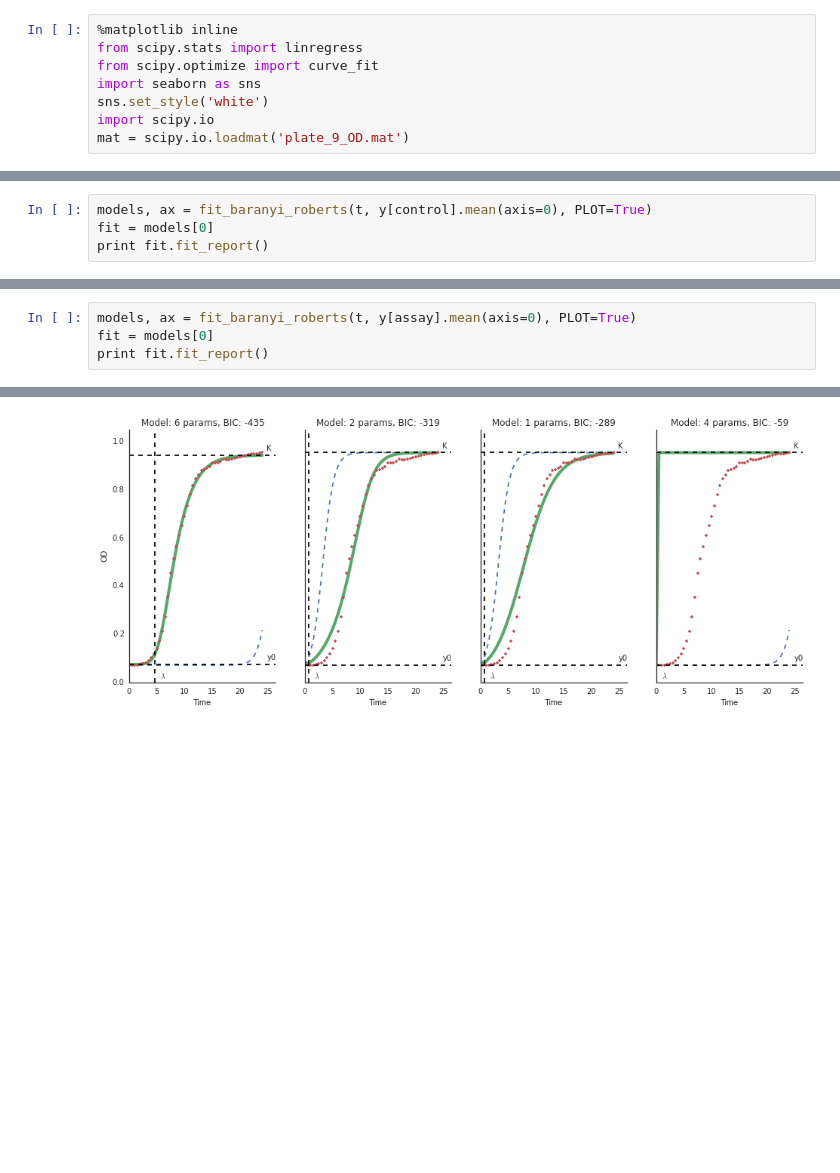
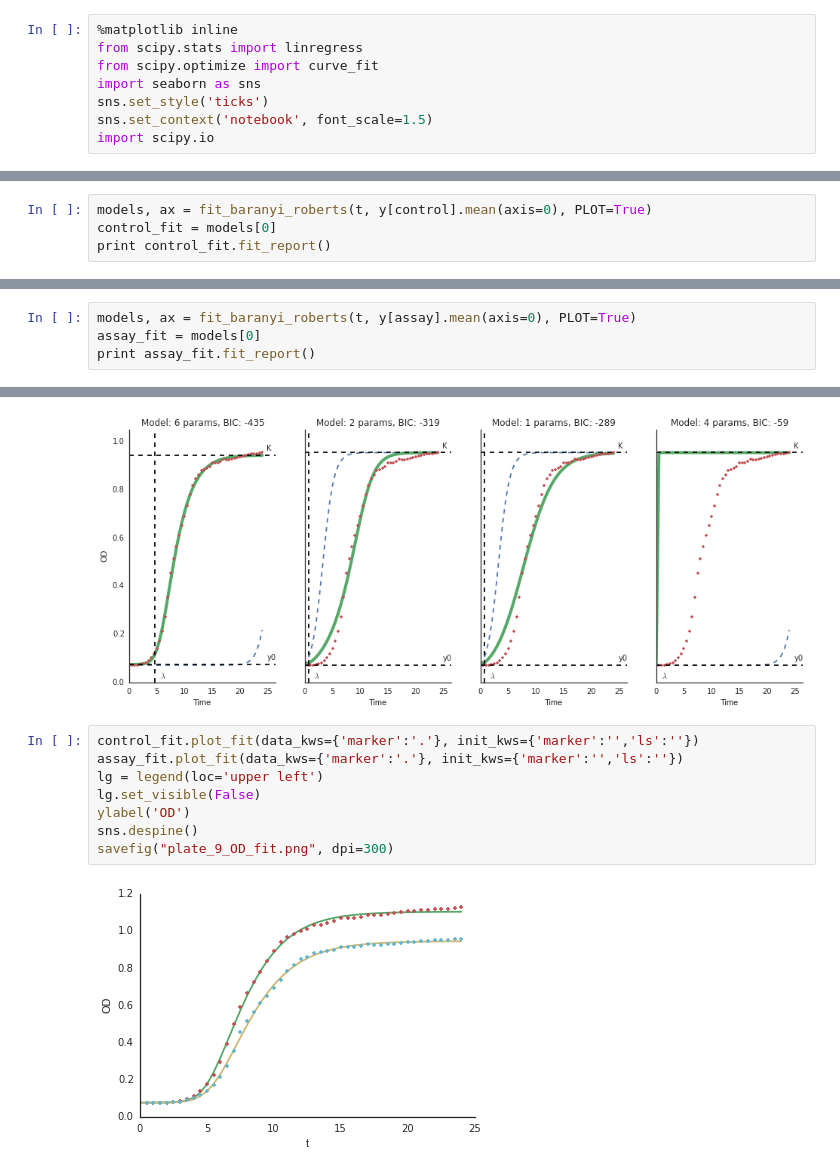
Before and after one commit to yoavram/curveball, a Jupyter notebook: Growth curve mat file.ipynb, the cells around one changed output, grey strips where cells are left out. Cells and saved outputs as stored; diff of their text form; blank space fills up the shorter version.

```diff
--- a/Growth curve mat file.ipynb
+++ b/Growth curve mat file.ipynb
@@ -3,6 +3,6 @@
 from scipy.stats import linregress
 from scipy.optimize import curve_fit
 import seaborn as sns
-sns.set_style('white')
+sns.set_style('ticks')
+sns.set_context('notebook', font_scale=1.5)
 import scipy.io
-mat = scipy.io.loadmat('plate_9_OD.mat')
@@ -408,8 +410,8 @@ def fit_baranyi_roberts(t, y, well=None, ax=None, PLOT=True):
     return models, ax
 # %%
 models, ax = fit_baranyi_roberts(t, y[control].mean(axis=0), PLOT=True)
-fit = models[0]
-print fit.fit_report()
+control_fit = models[0]
+print control_fit.fit_report()
 # %% [output]
 [[Model]]
     Model(baranyi_roberts)
@@ -431,8 +433,8 @@ print fit.fit_report()
 [figure]
 # %%
 models, ax = fit_baranyi_roberts(t, y[assay].mean(axis=0), PLOT=True)
-fit = models[0]
-print fit.fit_report()
+assay_fit = models[0]
+print assay_fit.fit_report()
 # %% [output]
 [[Model]]
     Model(baranyi_roberts)
@@ -452,3 +454,13 @@ print fit.fit_report()
     C(r, y0)                     = -0.177
     C(y0, nu)                    =  0.177
 [figure]
+# %%
+control_fit.plot_fit(data_kws={'marker':'.'}, init_kws={'marker':'','ls':''})
+assay_fit.plot_fit(data_kws={'marker':'.'}, init_kws={'marker':'','ls':''})
+lg = legend(loc='upper left')
+lg.set_visible(False)
+ylabel('OD')
+sns.despine()
+savefig("plate_9_OD_fit.png", dpi=300)
+# %% [output]
+[figure, added]
```
Also changed, not shown: parts of 14 cells of this notebook.
